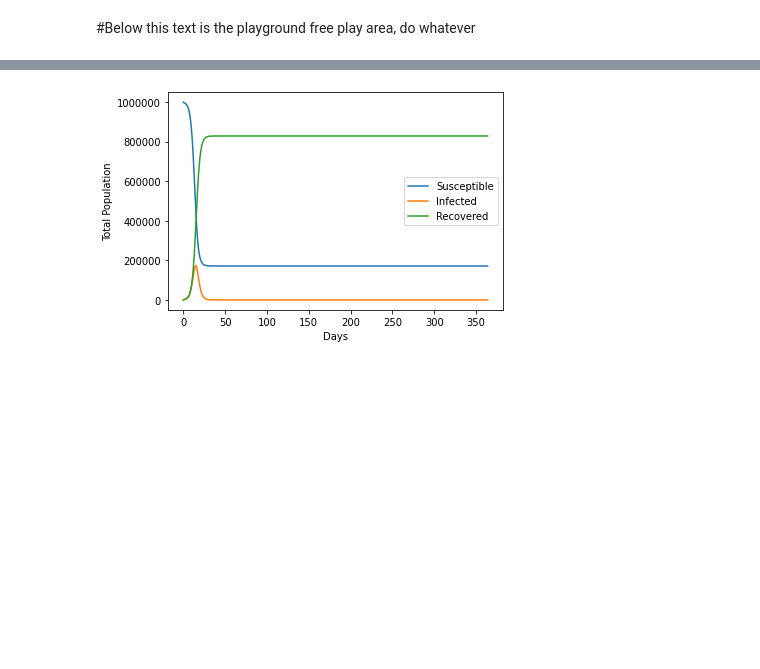
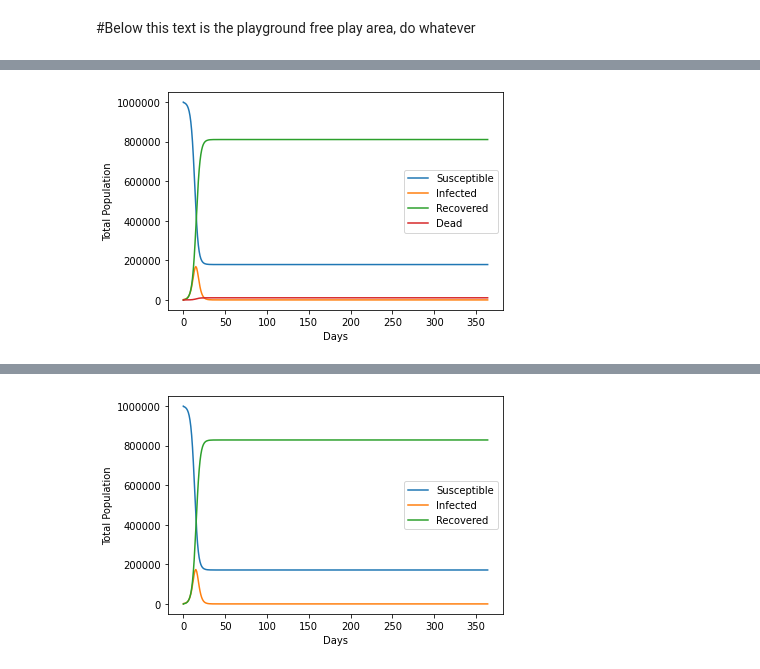
Before and after one commit to talanthier/Math-152, a Jupyter notebook: EpidemiologyG3.ipynb, the cells around one changed output, grey strips where cells are left out. Cells and saved outputs as stored; diff of their text form; code cells hidden in the pictures; blank space fills up the shorter version.

```diff
--- a/EpidemiologyG3.ipynb
+++ b/EpidemiologyG3.ipynb
@@ -221,0 +273,43 @@ plt.show()
+# %%
+#plot including deaths
+
+import numpy as np
+import matplotlib.pyplot as plt
+% matplotlib inline
+
+def model_disease(t):
+  #Declaring initial values of system variables
+  N=1000000 #Total population
+  S=999000 #Susceptible population
+  I=1000 #Infected population
+  R=0 #Recovered population (Given equations assume recovered population are no longer susceptible, could be interesting to explore changing that)
+  D=0 #dead population
+  recovery=.5 #%of sick people recovering daily (denoted gamma)
+  infection=1 # amount of people infected per person per day (denoted beta)
+  death=0.0066 #% of sick people dying from disease
+  results = np.array([0,S,I,R,D]) # columns
+
+  for x in range(t): #updating population variables according to equations t times
+    Splus=S-(infection*I*S/N)
+    Iplus=I+(infection*I*S/N)-(recovery*I)-(death*I) #infected decrease as deaths occur
+    R+=(recovery*I) #no temp variable needed
+    D+=(death*I) #track deaths
+    S=Splus #temporary variables are updated
+    I=Iplus
+    results = np.vstack((results,[x,S,I,R,D])) # adds new row to our results array
+  #print("After {} years and {} days, there are:\n {} Susceptible\n {} Infected\n {} Recovered".format(t//365, t%365, S, I, R))
+  #print('SumCheck: {}'.format(S+I+R))
+  return results
+data = model_disease(365)
+
+plt.plot(data[:,0],data[:,1], label = 'Susceptible')
+plt.plot(data[:,0],data[:,2], label = 'Infected')
+plt.plot(data[:,0],data[:,3], label = 'Recovered')
+plt.plot(data[:,0],data[:,4], label = 'Dead')
+plt.legend()
+plt.xlabel('Days')
+plt.ylabel('Total Population')
+plt.ticklabel_format(style='plain')
+plt.show()
+# %% [output]
+[figure, added]
```
Also changed, not shown: parts of 36 cells of this notebook.
